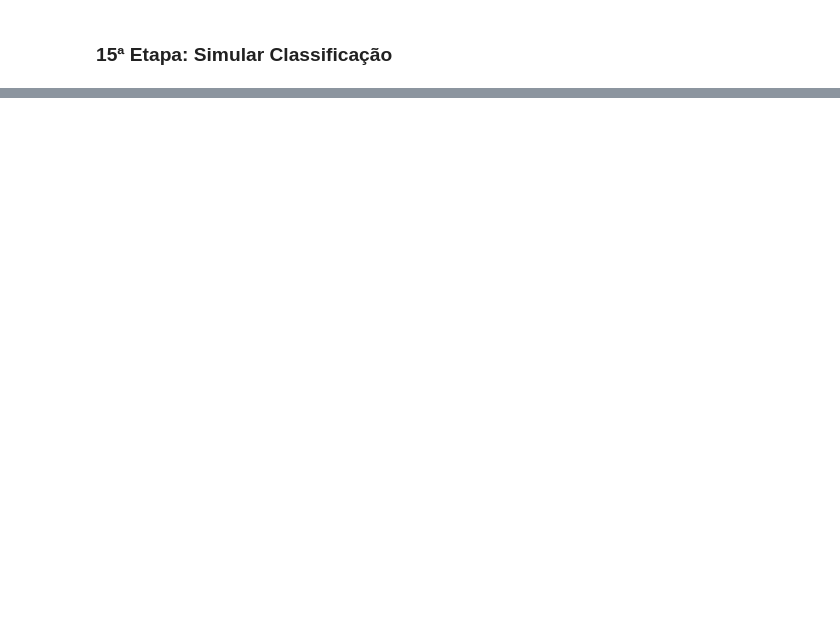
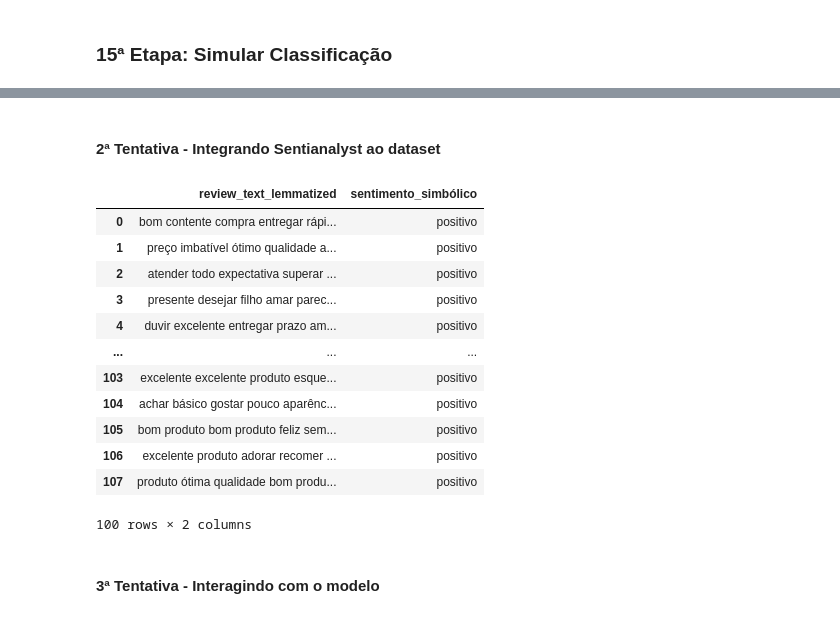
Before and after one commit to raphaelchaves/papa-linguas, a Jupyter notebook: Projeto_PLN_ICMC_V1.ipynb, the cells around one changed output, grey strips where cells are left out. Drawn from its saved outputs; the diff is of its cells as text; code cells hidden in the pictures; blank space fills up the shorter version.

```diff
--- a/Projeto_PLN_ICMC_V1.ipynb
+++ b/Projeto_PLN_ICMC_V1.ipynb
@@ -942,0 +1061,42 @@ Probabilidades: Positivo: 0.0010, Negativo: 0.9990
+# %% [markdown]
+#### 2ª Tentativa - Integrando Sentianalyst ao dataset
+# %%
+import sys
+sys.path.append('./sentianalyst')
+
+from core import SentimentIntensityAnalyzer
+
+# 4. Analisador
+sia = SentimentIntensityAnalyzer()
+
+# 5. Função criada para que possa ser aplicado no Dataset
+def analise_sentimento(texto):
+    score = sia.polarity_scores(texto)
+    return {
+        "score": score,
+        "sentimento": "positivo" if score > 0.5 else "negativo" if score < 0.5 else "neutro"
+    }
+
+# 6. Análise simbólica
+development_sample['resultado_simbólico'] = development_sample['review_text_lemmatized'].apply(analise_sentimento)
+development_sample['sentimento_simbólico'] = development_sample['resultado_simbólico'].apply(lambda x: x['sentimento'])
+# development_sample['score_simbólico'] = development_sample['resultado_simbólico'].apply(lambda x: x['score'])
+
+# 7. Visualizando resultados
+development_sample[['review_text_lemmatized', 'sentimento_simbólico']].head(100)
+# %% [output]
+|  | review_text_lemmatized | sentimento_simbólico |
+| 0 | bom contente compra entregar rápi... | positivo |
+| 1 | preço imbatível ótimo qualidade a... | positivo |
+| 2 | atender todo expectativa superar ... | positivo |
+| 3 | presente desejar filho amar parec... | positivo |
+| 4 | duvir excelente entregar prazo am... | positivo |
+| ... | ... | ... |
+| 103 | excelente excelente produto esque... | positivo |
+| 104 | achar básico gostar pouco aparênc... | positivo |
+| 105 | bom produto bom produto feliz sem... | positivo |
+| 106 | excelente produto adorar recomer ... | positivo |
+| 107 | produto ótima qualidade bom produ... | positivo |
+100 rows × 2 columns
+# %% [markdown]
+#### 3ª Tentativa - Interagindo com o modelo
```
Also changed, not shown: parts of 36 cells of this notebook, 11 other files.
